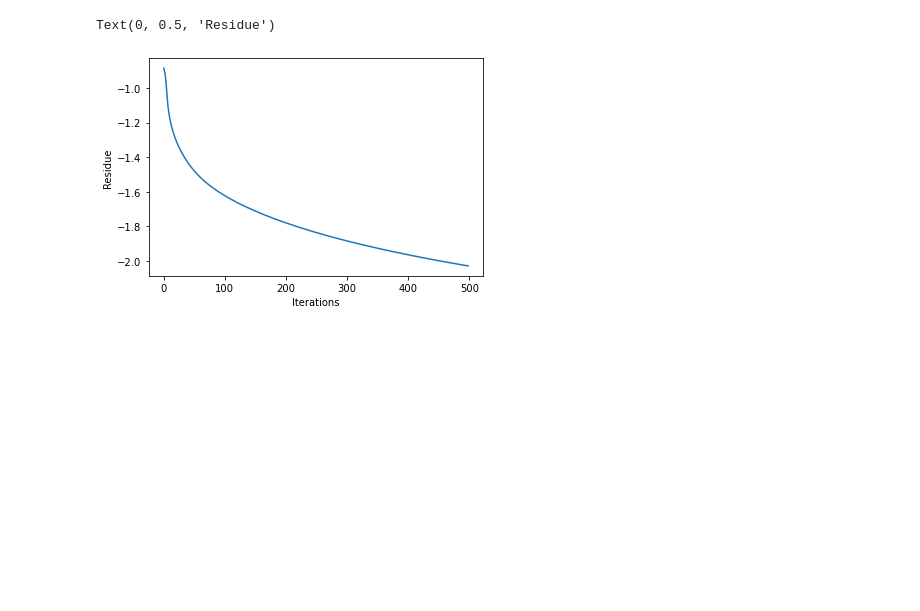
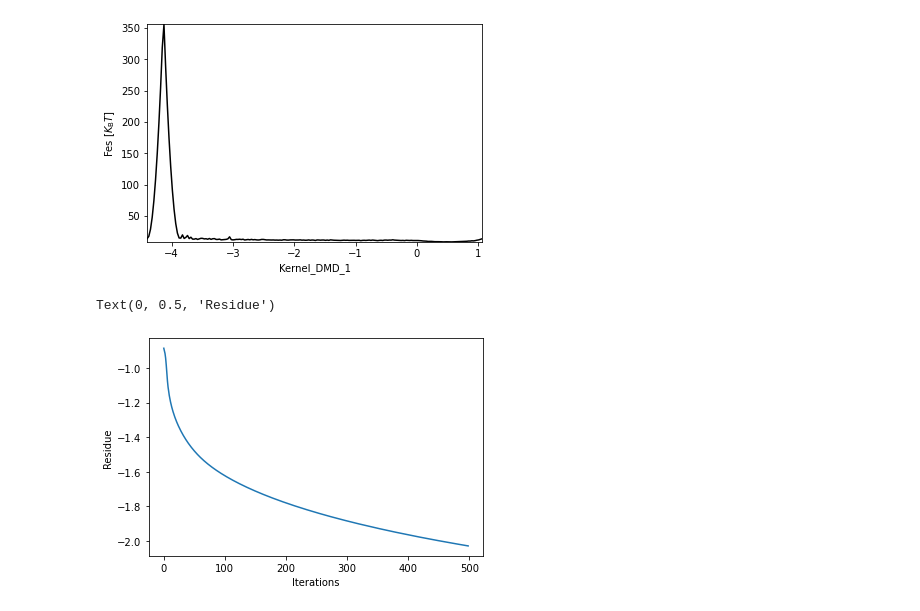
Before and after one commit to Machine-Learning-Dynamical-Systems/kooplearn, a Jupyter notebook: RegressionTest.ipynb, the cells around one changed output. Cells and saved outputs as stored; diff of their text form; code cells hidden in the pictures; blank space fills up the shorter version.

```diff
--- a/RegressionTest.ipynb
+++ b/RegressionTest.ipynb
@@ -58,3 +54,18 @@ array([[ 1.0000000e+00, -7.4505806e-09, -5.4016709e-08, -6.7055225e-08,
+# %%
+from stateinterpreter.utils.numerical_utils import gaussian_kde
+def f(x):
+    kde = gaussian_kde(scaled_CVs[:,x][:,np.newaxis], bandwidth=0.01)
+    bounds = (scaled_CVs[:,x].min(),scaled_CVs[:,x].max())
+    padding = 0
+    cv_sample = np.linspace(bounds[0] - padding, bounds[1] + padding, 200)[:,np.newaxis]
+    plt.plot(cv_sample, -kde.logpdf(cv_sample), 'k-')
+    plt.margins(0)
+    plt.xlabel(f"Kernel_DMD_{x}")
+    plt.ylabel(r"Fes $[K_{\rm{B}}T]$")
+# %%
+f(0)
+# %% [output]
+[figure, added]
 # %%
 K = kernel(inputs)
 n = K.shape[0]
```
Also changed, not shown: parts of 15 cells of this notebook, 1 other file.
